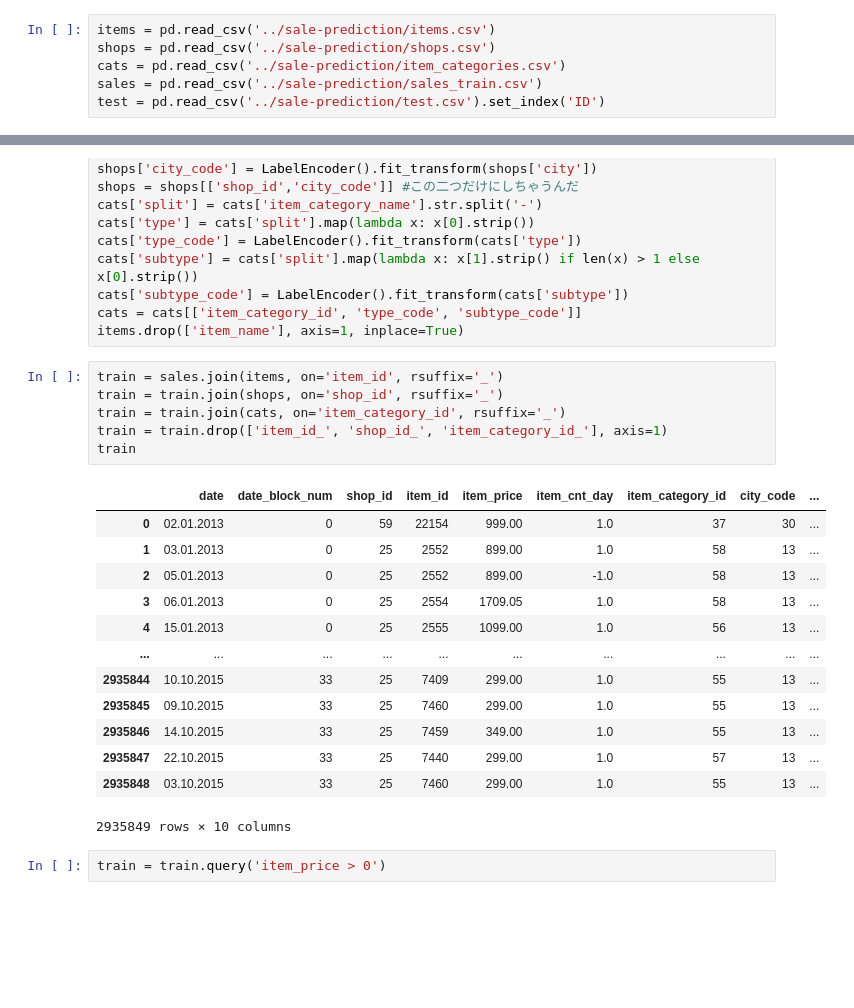
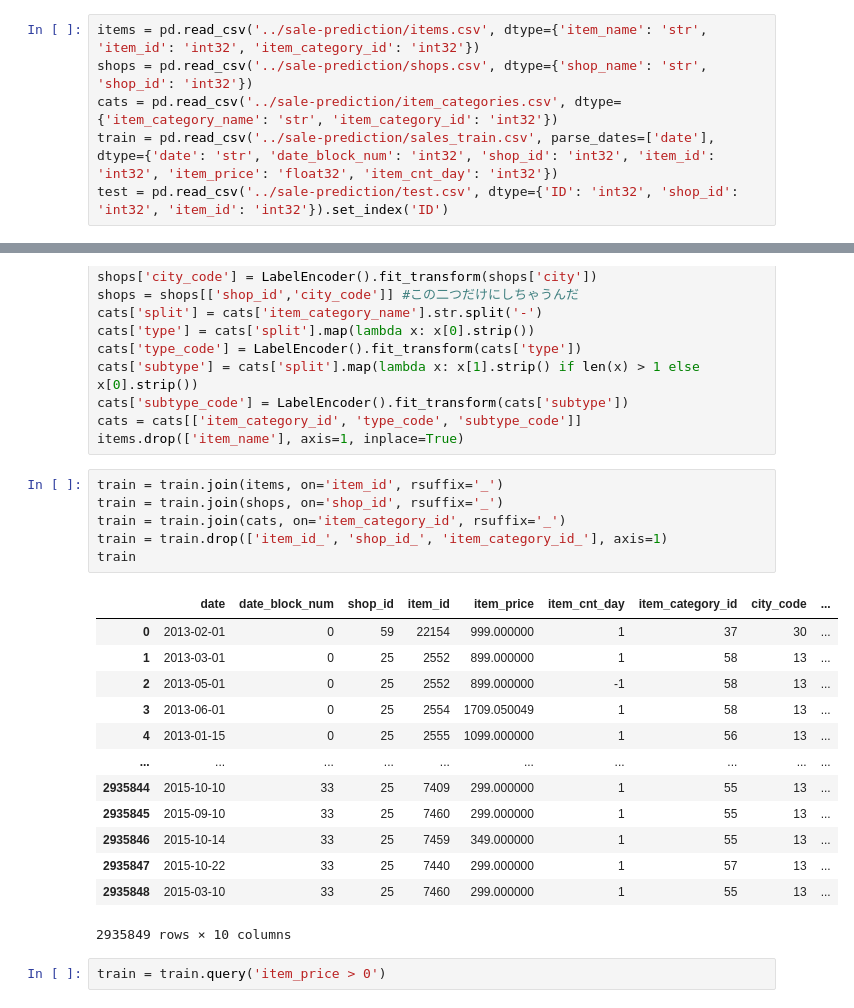
Before and after one commit to kooooyooooo/RussiaShakyo, a Jupyter notebook: shakyo_3.ipynb, the cells around one changed output, grey strips where cells are left out. Saved outputs shown, nothing was run; the diff lists cells and outputs as text; blank space fills up the shorter version.

```diff
--- a/shakyo_3.ipynb
+++ b/shakyo_3.ipynb
@@ -11,11 +11,11 @@ from itertools import product
 from sklearn.preprocessing import LabelEncoder
 %matplotlib inline
 # %%
-items = pd.read_csv('../sale-prediction/items.csv')
-shops = pd.read_csv('../sale-prediction/shops.csv')
-cats = pd.read_csv('../sale-prediction/item_categories.csv')
-sales = pd.read_csv('../sale-prediction/sales_train.csv')
-test = pd.read_csv('../sale-prediction/test.csv').set_index('ID')
+items = pd.read_csv('../sale-prediction/items.csv', dtype={'item_name': 'str', 'item_id': 'int32', 'item_category_id': 'int32'})
+shops = pd.read_csv('../sale-prediction/shops.csv', dtype={'shop_name': 'str', 'shop_id': 'int32'})
+cats = pd.read_csv('../sale-prediction/item_categories.csv', dtype={'item_category_name': 'str', 'item_category_id': 'int32'})
+train = pd.read_csv('../sale-prediction/sales_train.csv', parse_dates=['date'], dtype={'date': 'str', 'date_block_num': 'int32', 'shop_id': 'int32', 'item_id': 'int32', 'item_price': 'float32', 'item_cnt_day': 'int32'})
+test = pd.read_csv('../sale-prediction/test.csv', dtype={'ID': 'int32', 'shop_id': 'int32', 'item_id': 'int32'}).set_index('ID')
 # %%
 # Якутск Орджоникидзе, 56
 train.loc[train.shop_id == 0, 'shop_id'] = 57
@@ -40,24 +40,24 @@ cats['subtype_code'] = LabelEncoder().fit_transform(cats['subtype'])
 cats = cats[['item_category_id', 'type_code', 'subtype_code']]
 items.drop(['item_name'], axis=1, inplace=True)
 # %%
-train = sales.join(items, on='item_id', rsuffix='_')
+train = train.join(items, on='item_id', rsuffix='_')
 train = train.join(shops, on='shop_id', rsuffix='_')
 train = train.join(cats, on='item_category_id', rsuffix='_')
 train = train.drop(['item_id_', 'shop_id_', 'item_category_id_'], axis=1)
 train
 # %% [output]
 |  | date | date_block_num | shop_id | item_id | item_price | item_cnt_day | item_category_id | city_code | ... |
-| 0 | 02.01.2013 | 0 | 59 | 22154 | 999.00 | 1.0 | 37 | 30 | ... |
-| 1 | 03.01.2013 | 0 | 25 | 2552 | 899.00 | 1.0 | 58 | 13 | ... |
-| 2 | 05.01.2013 | 0 | 25 | 2552 | 899.00 | -1.0 | 58 | 13 | ... |
-| 3 | 06.01.2013 | 0 | 25 | 2554 | 1709.05 | 1.0 | 58 | 13 | ... |
-| 4 | 15.01.2013 | 0 | 25 | 2555 | 1099.00 | 1.0 | 56 | 13 | ... |
+| 0 | 2013-02-01 | 0 | 59 | 22154 | 999.000000 | 1 | 37 | 30 | ... |
+| 1 | 2013-03-01 | 0 | 25 | 2552 | 899.000000 | 1 | 58 | 13 | ... |
+| 2 | 2013-05-01 | 0 | 25 | 2552 | 899.000000 | -1 | 58 | 13 | ... |
+| 3 | 2013-06-01 | 0 | 25 | 2554 | 1709.050049 | 1 | 58 | 13 | ... |
+| 4 | 2013-01-15 | 0 | 25 | 2555 | 1099.000000 | 1 | 56 | 13 | ... |
 | ... | ... | ... | ... | ... | ... | ... | ... | ... | ... |
-| 2935844 | 10.10.2015 | 33 | 25 | 7409 | 299.00 | 1.0 | 55 | 13 | ... |
-| 2935845 | 09.10.2015 | 33 | 25 | 7460 | 299.00 | 1.0 | 55 | 13 | ... |
-| 2935846 | 14.10.2015 | 33 | 25 | 7459 | 349.00 | 1.0 | 55 | 13 | ... |
-| 2935847 | 22.10.2015 | 33 | 25 | 7440 | 299.00 | 1.0 | 57 | 13 | ... |
-| 2935848 | 03.10.2015 | 33 | 25 | 7460 | 299.00 | 1.0 | 55 | 13 | ... |
+| 2935844 | 2015-10-10 | 33 | 25 | 7409 | 299.000000 | 1 | 55 | 13 | ... |
+| 2935845 | 2015-09-10 | 33 | 25 | 7460 | 299.000000 | 1 | 55 | 13 | ... |
+| 2935846 | 2015-10-14 | 33 | 25 | 7459 | 349.000000 | 1 | 55 | 13 | ... |
+| 2935847 | 2015-10-22 | 33 | 25 | 7440 | 299.000000 | 1 | 57 | 13 | ... |
+| 2935848 | 2015-03-10 | 33 | 25 | 7460 | 299.000000 | 1 | 55 | 13 | ... |
 2935849 rows × 10 columns
 # %%
 train = train.query('item_price > 0')
```
Also changed, not shown: parts of 69 cells of this notebook, 1 other file.
